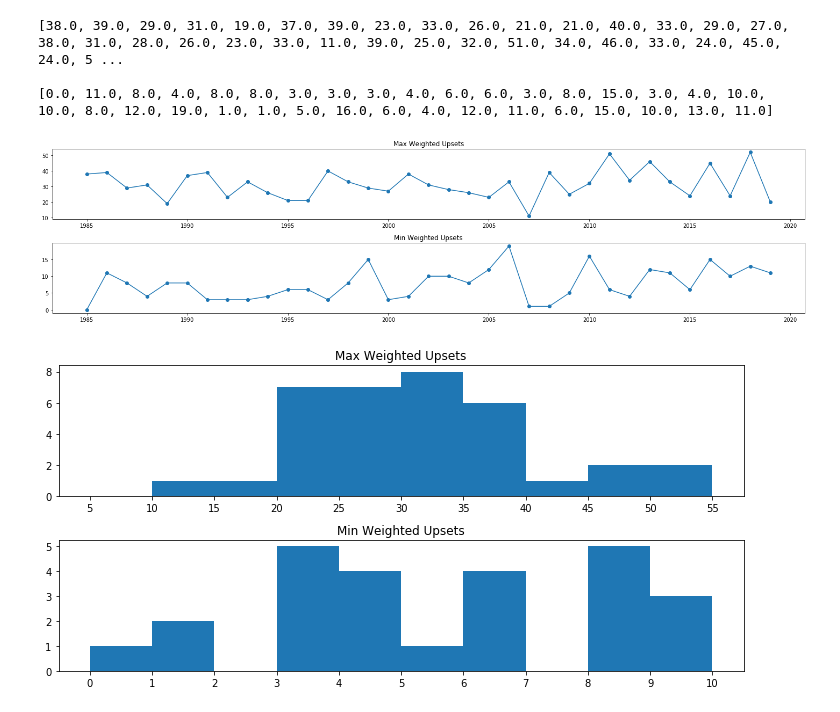
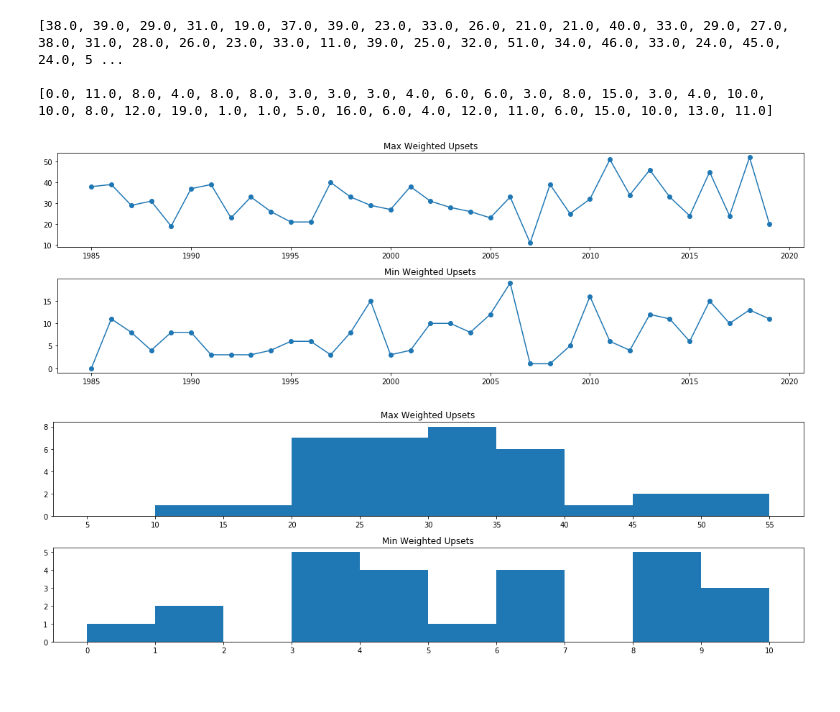
Before and after one commit to ian-ludden/power-model-ncaa, a Jupyter notebook: utils/UpsetGraphs.ipynb, the cells around one changed output. Drawn from its saved outputs; the diff is of its cells as text; code cells hidden in the pictures.

```diff
--- a/utils/UpsetGraphs.ipynb
+++ b/utils/UpsetGraphs.ipynb
@@ -230,7 +230,7 @@ axs[1].plot(years, bestRegions)
 axs[1].set_title("Min Upsets")
 
 fig.tight_layout()
-rcParams['figure.figsize'] = [20, 5]
+rcParams['figure.figsize'] = [15, 5]
 plt.show()
 # %% [output]
 [figure]
@@ -243,6 +243,6 @@ axs[1].hist(bestRegions, [0,1,2,3,4,5,6], (1,6))
 axs[1].set_title("Min Upsets")
 
 fig.tight_layout()
-rcParams['figure.figsize'] = [20, 5]
+rcParams['figure.figsize'] = [15, 5]
 plt.show()
 # %% [output]
@@ -420,22 +420,22 @@ print (bestRegions)
 # %%
 years = []
 for year in range(1985, 2020):
     years.append(year)
 
 fig, axs = plt.subplots(2)
 
 axs[0].scatter(years, worstRegions)
 axs[0].plot(years, worstRegions)
 axs[0].set_title("Max Weighted Upsets")
 axs[1].scatter(years, bestRegions)
 axs[1].plot(years, bestRegions)
 axs[1].set_title("Min Weighted Upsets")
 
 fig.tight_layout()
-rcParams['figure.figsize'] = [10, 5]
+rcParams['figure.figsize'] = [15, 5]
 plt.show()
 # %% [output]
-[figure, old version]
+[figure, new version]
 # %%
 fig, axs = plt.subplots(2)
 
@@ -447,7 +447,7 @@ axs[1].set_xticks(range(0,11))
 axs[1].set_title("Min Weighted Upsets")
 
 fig.tight_layout()
-rcParams['figure.figsize'] = [10, 5]
+rcParams['figure.figsize'] = [15, 5]
 plt.show()
 # %% [output]
-[figure, old version]
+[figure, new version]
```
Also changed, not shown: parts of 1 cell of this notebook, 5 other files.
